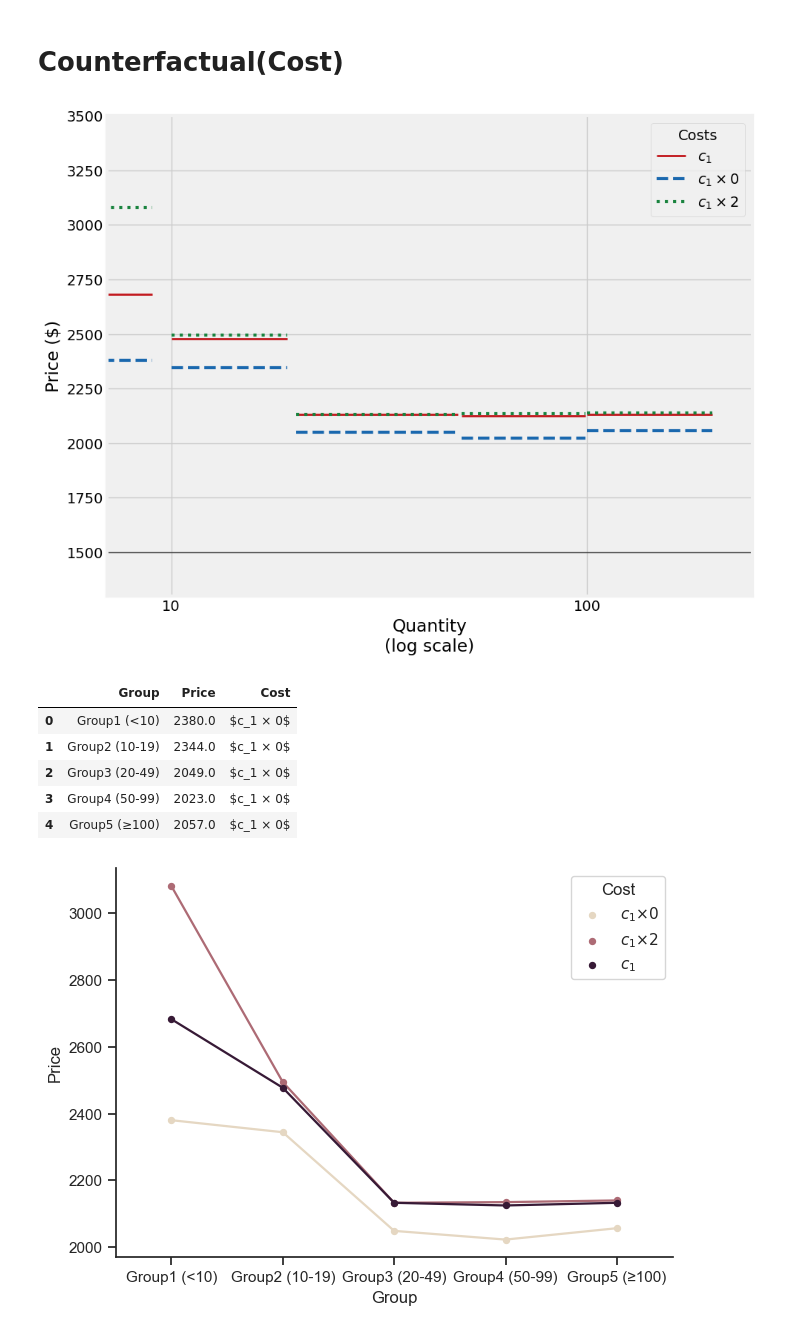
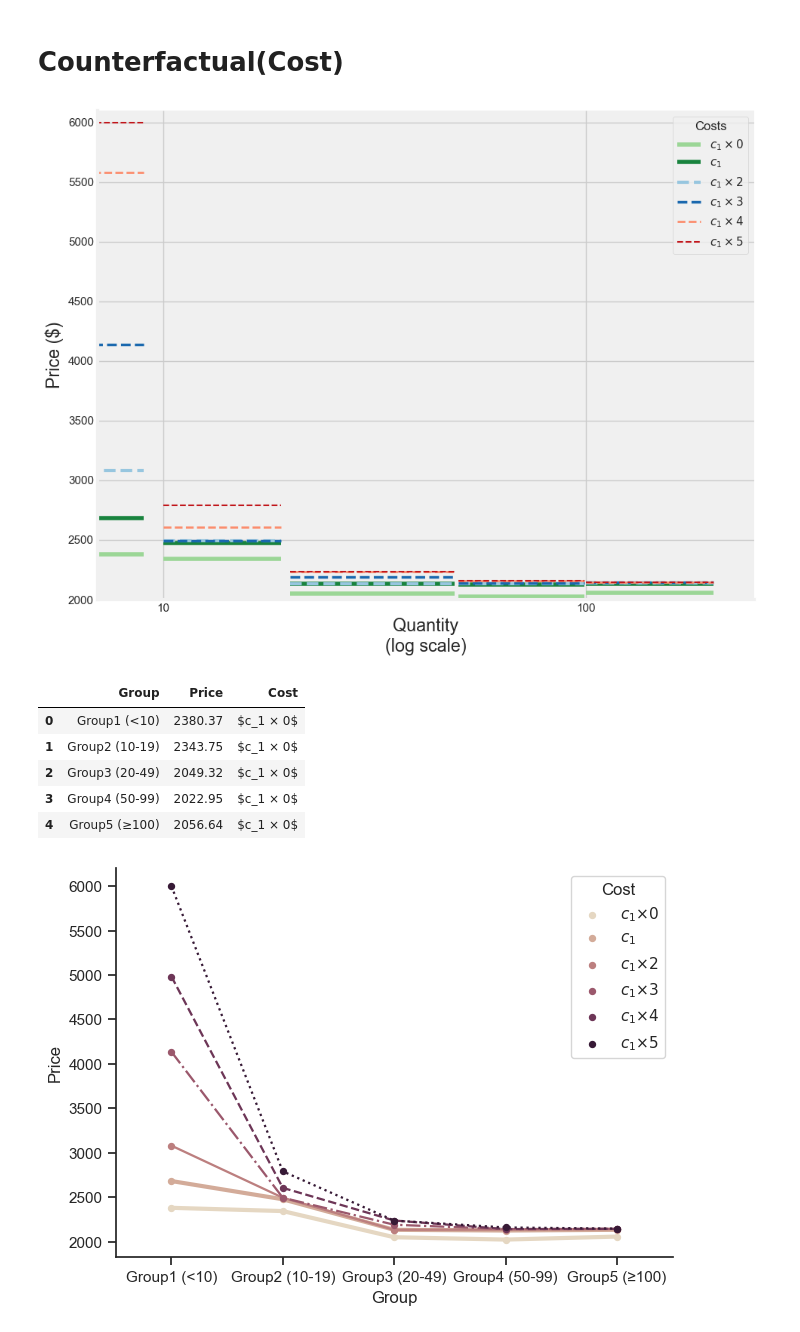
Before and after one commit to wanxii/nonlinear-pricing, a Jupyter notebook: welfare_groups.ipynb, the cells around one changed output. Drawn from its saved outputs; the diff is of its cells as text; code cells hidden in the pictures.

Commit message:
Update figure

```diff
--- a/welfare_groups.ipynb
+++ b/welfare_groups.ipynb
@@ -592,4 +607,5 @@ nonlinP = np.array([2682.0, 2682.0, 2477.0, 2477.0, 2133.0, 2133.0, 2125.0, 2125
 # %%
+# Barplot
 plt.style.use('fivethirtyeight')
 fig, ax = plt.subplots(figsize=(10,8))
 fig.set_facecolor('white')
@@ -598,22 +614,26 @@ cmapg = cm.get_cmap('Greens')
 cmapr = cm.get_cmap('Reds')
 
 for i in range(int(len(currQ)/2)):
-    ax.plot(currQ[2*i:2*i+2],nonlinP[2*i:2*i+2],color=cmapr(200),linewidth=2,linestyle='-',label=r'$c_1$')
-    ax.plot(currQ[2*i:2*i+2],c1x0P[2*i:2*i+2],color=cmapb(200),linewidth=3,linestyle='--',label=r'$c_1 \times 0$')
-    ax.plot(currQ[2*i:2*i+2],c1x2P[2*i:2*i+2],color=cmapg(200),linewidth=3,linestyle=':',label=r'$c_1 \times 2$')
+    ax.plot(currQ[2*i:2*i+2],c1x0P[2*i:2*i+2],color=cmapg(100),linewidth=4,linestyle='-',label=r'$c_1 \times 0$')
+    ax.plot(currQ[2*i:2*i+2],nonlinP[2*i:2*i+2],color=cmapg(200),linewidth=4,linestyle='-',label=r'$c_1$')
+    ax.plot(currQ[2*i:2*i+2],c1x2P[2*i:2*i+2],color=cmapb(100),linewidth=3,linestyle='--',label=r'$c_1 \times 2$')
+    ax.plot(currQ[2*i:2*i+2],c1x3P[2*i:2*i+2],color=cmapb(200),linewidth=2.5,linestyle='--',label=r'$c_1 \times 3$')
+    ax.plot(currQ[2*i:2*i+2],c1x4P[2*i:2*i+2],color=cmapr(100),linewidth=2,linestyle='--',label=r'$c_1 \times 4$')
+    ax.plot(currQ[2*i:2*i+2],c1x5P[2*i:2*i+2],color=cmapr(200),linewidth=1.5,linestyle='--',label=r'$c_1 \times 5$')
 
 ax.set_xlabel('Quantity\n(log scale)'); ax.set_ylabel('Price ($)')
 ax.axhline(y = 1500, color = 'black', linewidth = 1, alpha =0.7)
 ax.axvline(x = 0, color = 'black', linewidth = 1, alpha =0.7)
-ax.set_ylim((1300,3500))
+ax.set_ylim((2000,6100))
 handles, labels = ax.get_legend_handles_labels()
-ax.legend(handles[-3:], labels[-3:], title='Costs')
+ax.legend(handles[-6:], labels[-6:], title='Costs')
 ax.set_xscale('log')
 formatter = ScalarFormatter()
 formatter.set_scientific(False)
 ax.xaxis.set_major_formatter(formatter)
 ax.set_xlim((7,250))
+fig.savefig("fig/counter_cost.svg", dpi=400)
 plt.show()
 # %% [output]
-[figure, old version]
+[figure, new version]
 # %%
@@ -626,26 +648,36 @@ def create_price_df(group_lst, price_lst, cost):
 def create_price_lst(prices):
     return([prices[2 * i] for i in range(int(len(prices)/2))])
 # %%
+# Creat group-price dataframe
 groups = ["Group{}".format(i) for i in ["1 (<10)", "2 (10-19)",
                                         "3 (20-49)", "4 (50-99)",
                                         "5 (≥100)"]]
 
 cost = pd.DataFrame(columns=["Group", "Price", "Cost"])
-for c, p in {"$c_1 × 0$": c1x0P, "$c_1 × 2$": c1x2P, "$c_1$": nonlinP}.items():
+for c, p in {"$c_1 × 0$": c1x0P, "$c_1$": nonlinP, "$c_1 × 2$": c1x2P,
+             "$c_1 × 3$": c1x3P, "$c_1 × 4$": c1x4P, "$c_1 × 5$": c1x5P}.items():
     cost = pd.concat([cost, create_price_df(groups, create_price_lst(p), c)])
 
 cost.head()
 # %% [output]
 |  | Group | Price | Cost |
-| 0 | Group1 (<10) | 2380.0 | $c_1 × 0$ |
-| 1 | Group2 (10-19) | 2344.0 | $c_1 × 0$ |
-| 2 | Group3 (20-49) | 2049.0 | $c_1 × 0$ |
-| 3 | Group4 (50-99) | 2023.0 | $c_1 × 0$ |
-| 4 | Group5 (≥100) | 2057.0 | $c_1 × 0$ |
+| 0 | Group1 (<10) | 2380.37 | $c_1 × 0$ |
+| 1 | Group2 (10-19) | 2343.75 | $c_1 × 0$ |
+| 2 | Group3 (20-49) | 2049.32 | $c_1 × 0$ |
+| 3 | Group4 (50-99) | 2022.95 | $c_1 × 0$ |
+| 4 | Group5 (≥100) | 2056.64 | $c_1 × 0$ |
 # %%
+# Pointplot
 custom_params = {"axes.spines.right": False, "axes.spines.top": False}
 sns.set_theme(style="ticks", rc=custom_params)
-sns.pointplot(x="Group", y="Price", data=cost,
-              hue="Cost", palette="ch:.25", scale=0.6);
+p = sns.pointplot(x="Group", y="Price", data=cost,
+              hue="Cost", palette="ch:.25", scale=0.6,
+              linestyles=["-", "-", "-", "-.", "--", ":"])
+# plt.setp(p.collections, alpha=0.3)
+# plt.setp(p.lines, alpha=0.8)
+plt.setp(p.lines[0:7], lw=3)
+# plt.fill_between(cost.Price, cost.Group)
+p.figure.savefig("fig/counter_cost_point.svg", facecolor="w", dpi=400)
+p.figure.show();
 # %% [output]
-[figure, old version]
+[figure, new version]
```
Also changed, not shown: parts of 3 cells of this notebook.
